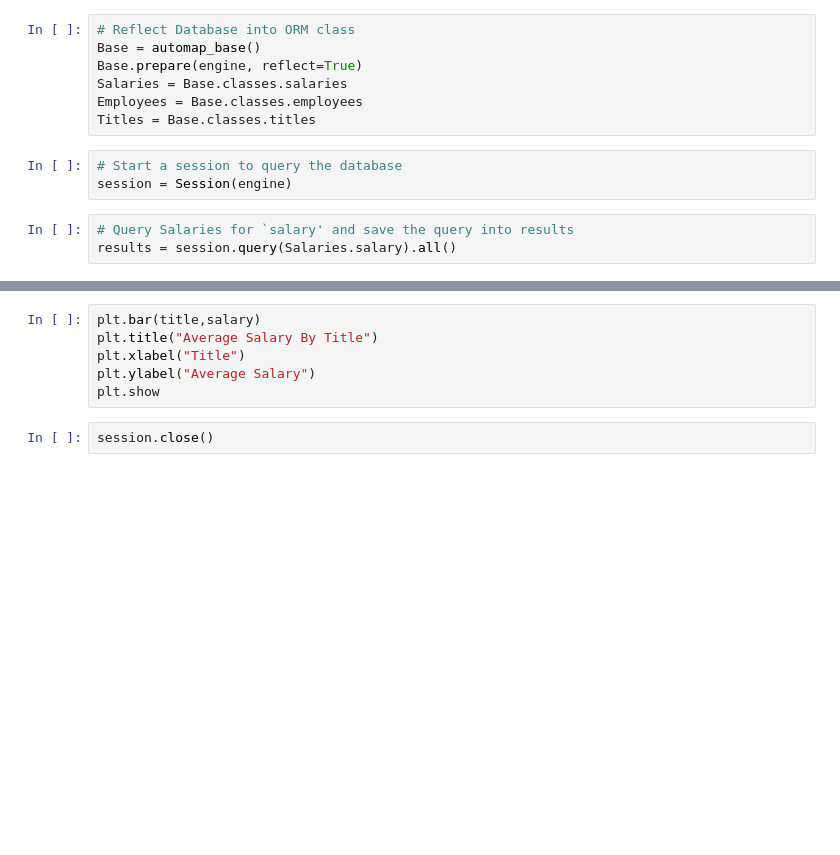
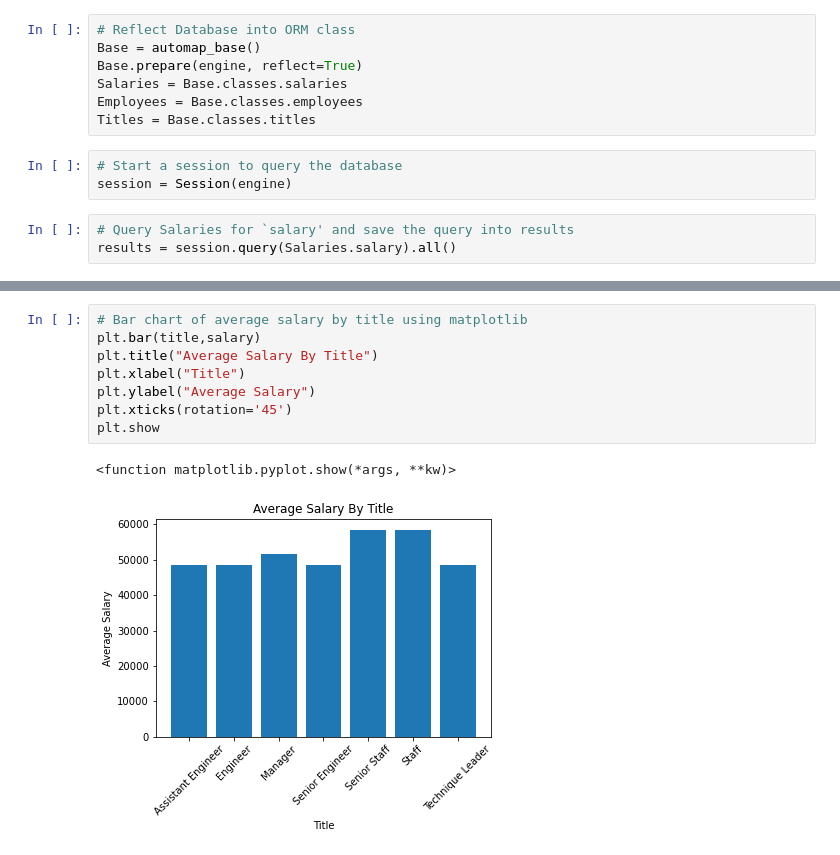
Before and after one commit to sgaetz1/sql-challenge, a Jupyter notebook: employee_bonus.ipynb, the cells around one changed output, grey strips where cells are left out. Drawn from its saved outputs; the diff is of its cells as text; blank space fills up the shorter version.

```diff
--- a/employee_bonus.ipynb
+++ b/employee_bonus.ipynb
@@ -65,8 +93,11 @@ print(salary)
 # %%
+# Bar chart of average salary by title using matplotlib
 plt.bar(title,salary)
 plt.title("Average Salary By Title")
 plt.xlabel("Title")
 plt.ylabel("Average Salary")
+plt.xticks(rotation='45')
 plt.show
+# %% [output]
+<function matplotlib.pyplot.show(*args, **kw)>
+[figure, added]
-# %%
-session.close()
```
Also changed, not shown: parts of 17 cells of this notebook, 1 other file.
